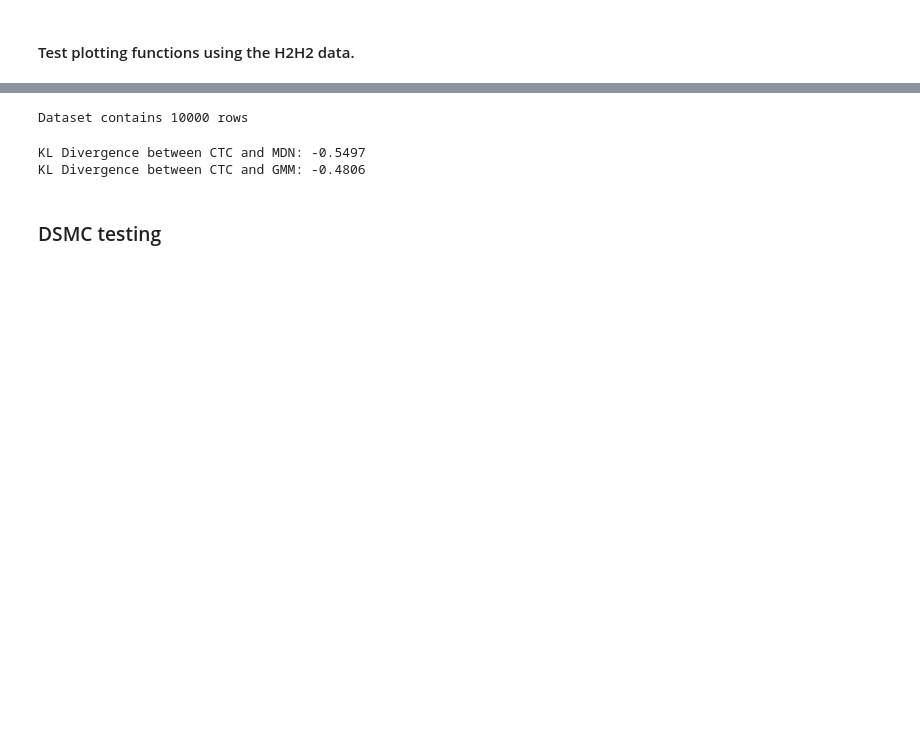
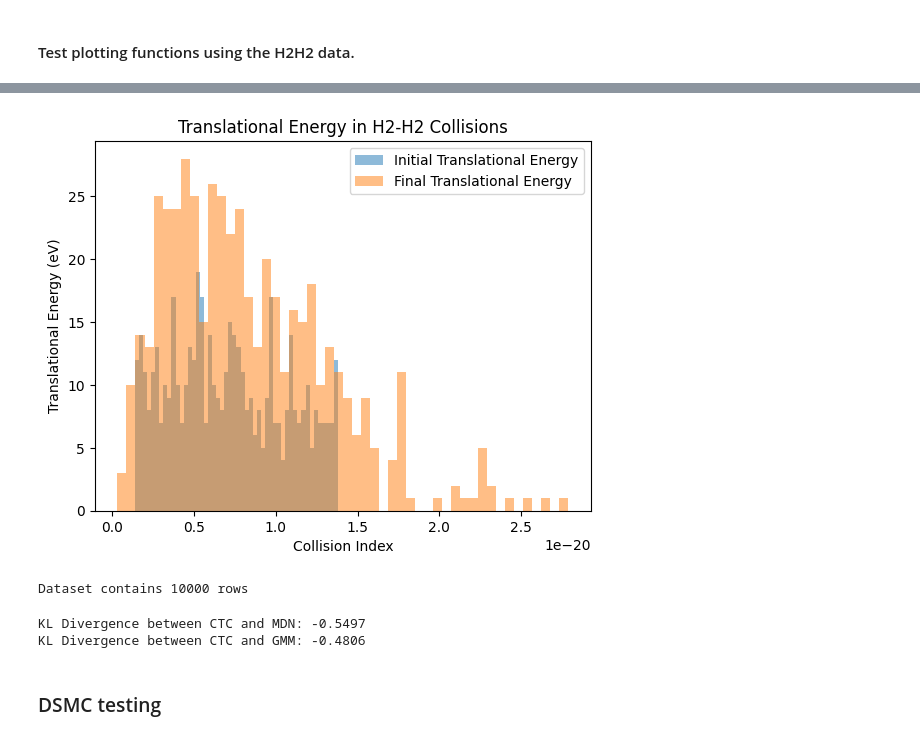
Before and after one commit to TijnZeelenberg/scatteringkernels, a Jupyter notebook: notebook_experiments.ipynb, the cells around one changed output, grey strips where cells are left out. Saved outputs shown, nothing was run; the diff lists cells and outputs as text; code cells hidden in the pictures; blank space fills up the shorter version.

```diff
--- a/notebook_experiments.ipynb
+++ b/notebook_experiments.ipynb
@@ -20,3 +20,15 @@ plt.show()
+# %%
+Etr_init = df.iloc[:,0]
+Etr_final = df.iloc[:,3]
+plt.hist(Etr_init, bins=50, alpha=0.5, label='Initial Translational Energy')
+plt.hist(Etr_final, bins=50, alpha=0.5, label='Final Translational Energy')
+plt.xlabel('Collision Index')
+plt.ylabel('Translational Energy (eV)')
+plt.title('Translational Energy in H2-H2 Collisions')
+plt.legend()
+plt.show()
+# %% [output]
+[figure, added]
 # %%
 from visualization.plot import Plotter
 from utils.helpers import load_dataset
```
Also changed, not shown: parts of 1 cell of this notebook, 5 other files.
